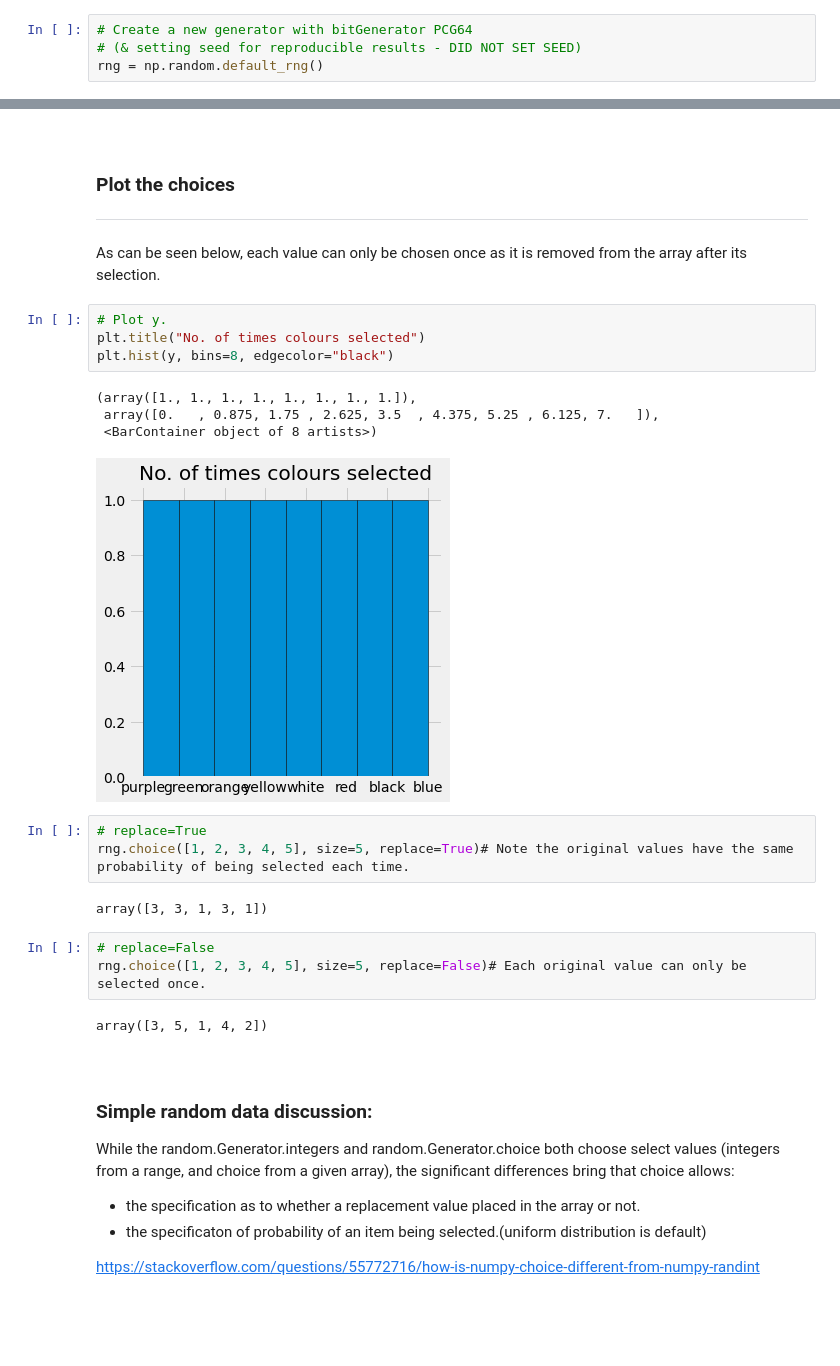
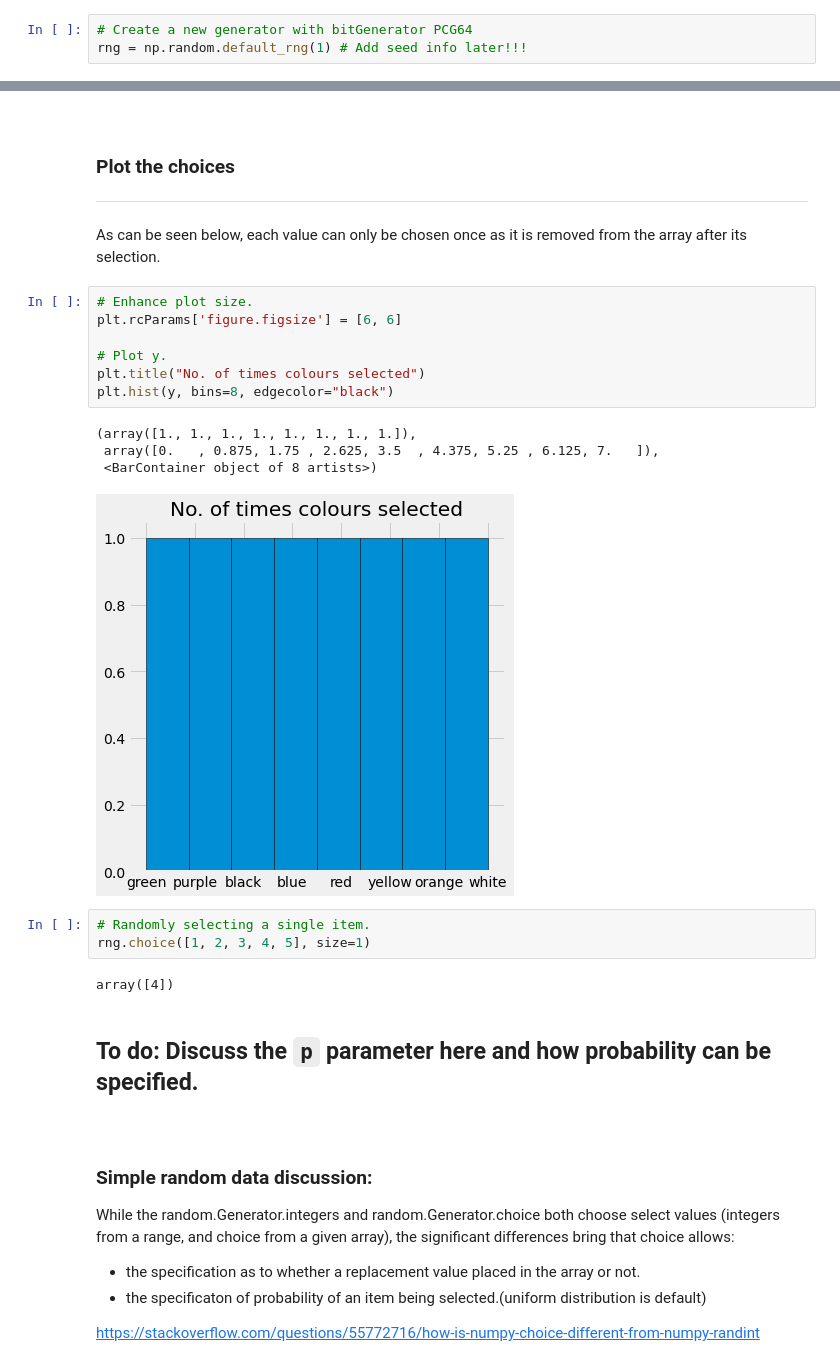
Before and after one commit to Izardo/Numpy-Random-Assignment, a Jupyter notebook: numpy-random.ipynb, the cells around one changed output, grey strips where cells are left out. Drawn from its saved outputs; the diff is of its cells as text; blank space fills up the shorter version.

```diff
--- a/numpy-random.ipynb
+++ b/numpy-random.ipynb
@@ -83,7 +94,6 @@ What is the default seed?
 # %%
 # Create a new generator with bitGenerator PCG64
-# (& setting seed for reproducible results - DID NOT SET SEED)
-rng = np.random.default_rng()
+rng = np.random.default_rng(1) # Add seed info later!!!
 # %% [markdown]
 <br>
 
@@ -246,24 +268,24 @@ array(['yellow', 'orange', 'purple', 'blue', 'white', 'red', 'green',
 
 As can be seen below, each value can only be chosen once as it is removed from the array after its selection.
 # %%
+# Enhance plot size.
+plt.rcParams['figure.figsize'] = [6, 6]
+
 # Plot y.
 plt.title("No. of times colours selected")
 plt.hist(y, bins=8, edgecolor="black")
 # %% [output]
 (array([1., 1., 1., 1., 1., 1., 1., 1.]),
  array([0.   , 0.875, 1.75 , 2.625, 3.5  , 4.375, 5.25 , 6.125, 7.   ]),
  <BarContainer object of 8 artists>)
-[figure, old version]
+[figure, new version]
-# %%
-# replace=True
-rng.choice([1, 2, 3, 4, 5], size=5, replace=True)# Note the original values have the same probability of being selected each time.
-# %% [output]
-array([3, 3, 1, 3, 1])
 # %%
-# replace=False
-rng.choice([1, 2, 3, 4, 5], size=5, replace=False)# Each original value can only be selected once.
+# Randomly selecting a single item.
+rng.choice([1, 2, 3, 4, 5], size=1)
 # %% [output]
-array([3, 5, 1, 4, 2])
+array([4])
+# %% [markdown]
+## To do: Discuss the `p` parameter here and how probability can be specified.
 # %% [markdown]
 <br>
 
```
Also changed, not shown: parts of 71 cells of this notebook.
